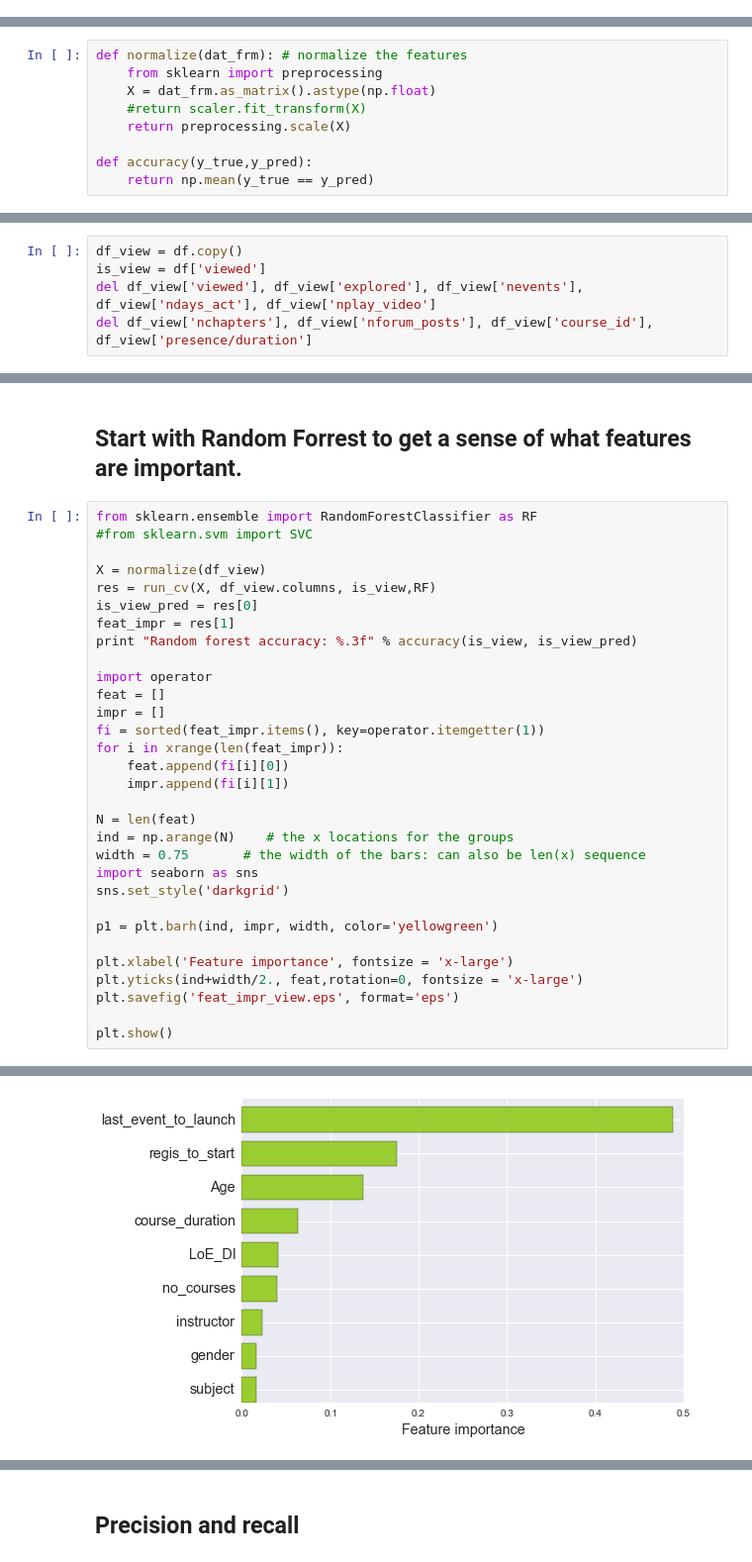
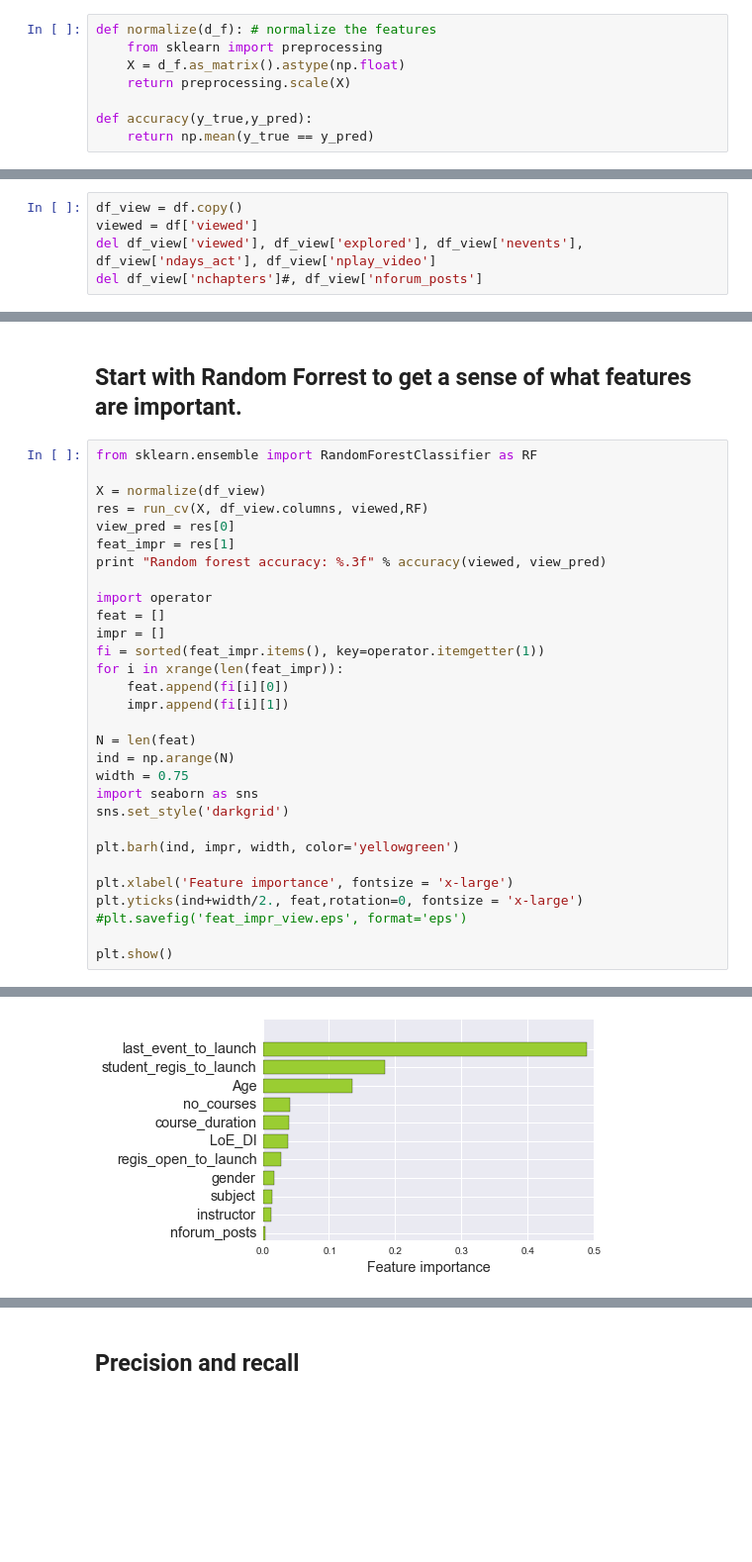
Before and after one commit to hadi-ds/mooc, a Jupyter notebook: Learning.ipynb, the cells around one changed output, grey strips where cells are left out. Shown at 99% size. Drawn from its saved outputs; the diff is of its cells as text; blank space fills up the shorter version.

```diff
--- a/Learning.ipynb
+++ b/Learning.ipynb
@@ -88,0 +98,8 @@ len(z)/float(df.shape[0])
+# %%
+def normalize(d_f): # normalize the features
+    from sklearn import preprocessing
+    X = d_f.as_matrix().astype(np.float)
+    return preprocessing.scale(X)
+
+def accuracy(y_true,y_pred):
+    return np.mean(y_true == y_pred)
@@ -98,9 +149,0 @@ Churn rate is 96%.
-# %%
-def normalize(dat_frm): # normalize the features
-    from sklearn import preprocessing
-    X = dat_frm.as_matrix().astype(np.float)
-    #return scaler.fit_transform(X)
-    return preprocessing.scale(X)
-
-def accuracy(y_true,y_pred):
-    return np.mean(y_true == y_pred)
@@ -247,8 +270,8 @@ Recall and precesion of random forrest classifier:  "recall=0.992, precision=0.9
 # %%
 df_view = df.copy()
-is_view = df['viewed']
+viewed = df['viewed']
 del df_view['viewed'], df_view['explored'], df_view['nevents'], df_view['ndays_act'], df_view['nplay_video']
-del df_view['nchapters'], df_view['nforum_posts'], df_view['course_id'], df_view['presence/duration']
+del df_view['nchapters']#, df_view['nforum_posts']
 # %%
 df_view.head()
 # %% [output]
@@ -262,13 +285,12 @@ df_view.head()
 ## Start with Random Forrest to get a sense of what features are important.
 # %%
 from sklearn.ensemble import RandomForestClassifier as RF
-#from sklearn.svm import SVC
 
 X = normalize(df_view)
-res = run_cv(X, df_view.columns, is_view,RF)
-is_view_pred = res[0]
+res = run_cv(X, df_view.columns, viewed,RF)
+view_pred = res[0]
 feat_impr = res[1]
-print "Random forest accuracy: %.3f" % accuracy(is_view, is_view_pred)
+print "Random forest accuracy: %.3f" % accuracy(viewed, view_pred)
 
 import operator
 feat = []
@@ -279,16 +301,16 @@ for i in xrange(len(feat_impr)):
     impr.append(fi[i][1])
 
 N = len(feat)
-ind = np.arange(N)    # the x locations for the groups
-width = 0.75       # the width of the bars: can also be len(x) sequence
+ind = np.arange(N)
+width = 0.75
 import seaborn as sns
 sns.set_style('darkgrid')
 
-p1 = plt.barh(ind, impr, width, color='yellowgreen')
+plt.barh(ind, impr, width, color='yellowgreen')
 
 plt.xlabel('Feature importance', fontsize = 'x-large')
 plt.yticks(ind+width/2., feat,rotation=0, fontsize = 'x-large')
-plt.savefig('feat_impr_view.eps', format='eps')
+#plt.savefig('feat_impr_view.eps', format='eps')
 
 plt.show()
 # %% [output]
@@ -296 +318 @@ Random forest accuracy: 0.838
-[figure, old version]
+[figure, new version]
```
Also changed, not shown: parts of 36 cells of this notebook, 3 other files.
